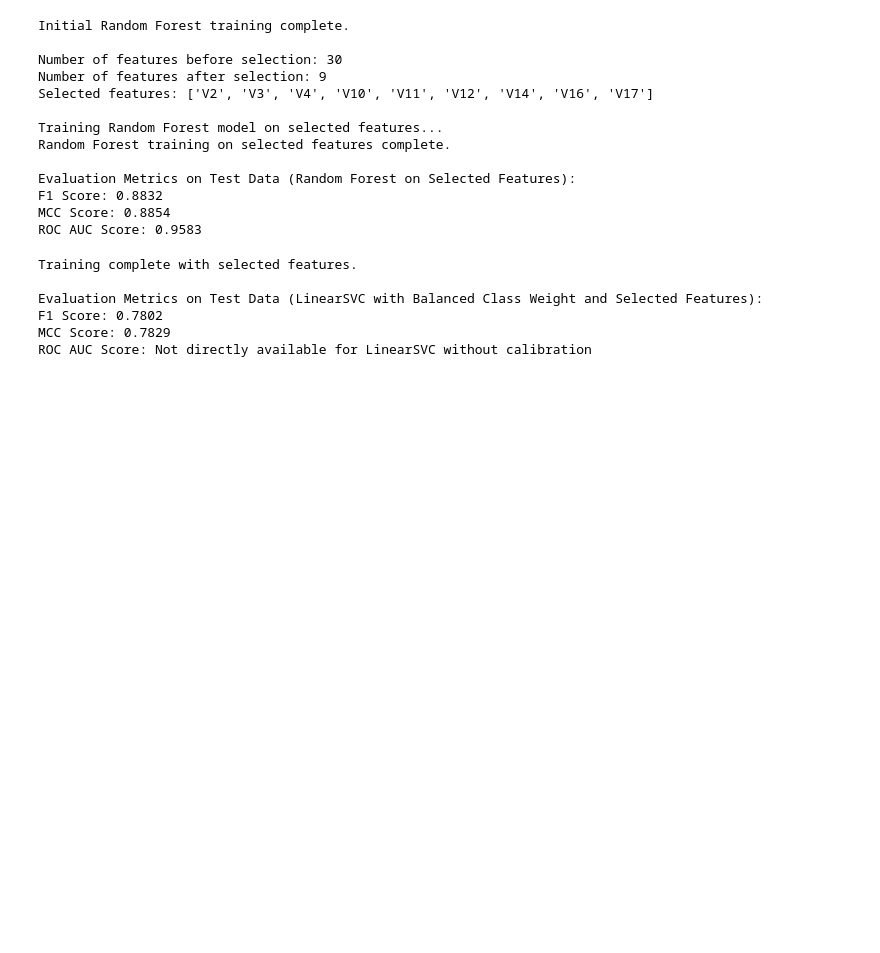
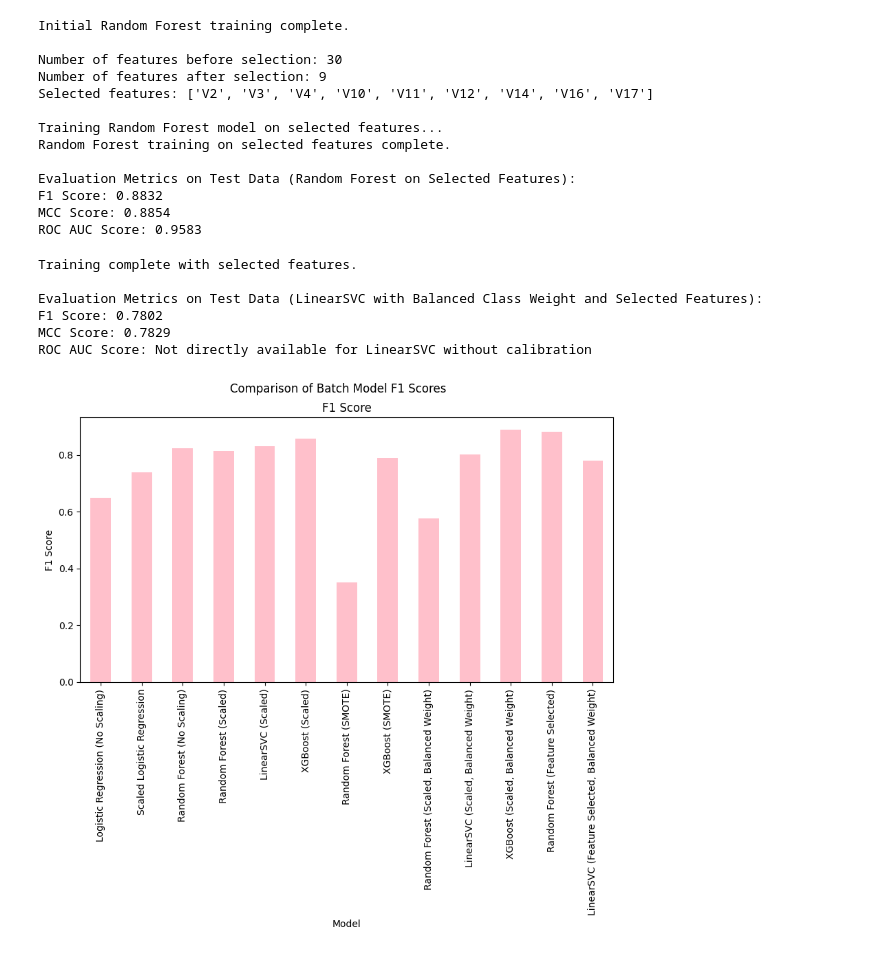
Before and after one commit to GunjanGangwani/CIND820-Credit-Card-Fraud-Detection, a Jupyter notebook: CIND820_Batch_Processing.ipynb, the cells around one changed output. Saved outputs shown, nothing was run; the diff lists cells and outputs as text; code cells hidden in the pictures; blank space fills up the shorter version.

```diff
--- a/CIND820_Batch_Processing.ipynb
+++ b/CIND820_Batch_Processing.ipynb
@@ -618,66 +620,82 @@ ROC AUC Score: Not directly available for LinearSVC without calibration
 # %%
 # Collected final scores for each model from the metric variables
 results = {
     'Model': [
         'Logistic Regression (No Scaling)',
         'Scaled Logistic Regression',
-        'Adaptive Random Forest',
-        'Passive Aggressive Classifier',
-        'ARFClassifier (HardSampling)',
-        'AdaBoost (HardSampling)',
-        'AdaBoost (Hoeffding Tree)',
-        'AdaBoost (Scaled Hoeffding Tree)',
-        'ADWIN Boosting (Logistic Regression)'
+        'Random Forest (No Scaling)',
+        'Random Forest (Scaled)',
+        'LinearSVC (Scaled)',
+        'XGBoost (Scaled)',
+        'Random Forest (SMOTE)',
+        'XGBoost (SMOTE)',
+        'Random Forest (Scaled, Balanced Weight)',
+        'LinearSVC (Scaled, Balanced Weight)',
+        'XGBoost (Scaled, Balanced Weight)',
+        'Random Forest (Feature Selected)',
+        'LinearSVC (Feature Selected, Balanced Weight)'
     ],
     'F1 Score': [
-        ns_logreg_f1.get(),
-        logreg_f1.get(),
-        ARF_f1.get(),
-        f1_pa.get(),
-        f1_hs.get(),
-        f1_hs_ada.get(),
-        f1_ada.get(),
-        f1_ada_sc.get(),
-        f1_adwin_lr.get()
+        f1_lr,
+        f1_lr_batch,
+        f1_rf_batch,
+        f1_rf_scaled_batch,
+        f1_svc,
+        f1_xgb_batch,
+        f1_rf_smote,
+        f1_xgb_smote,
+        f1_rf_scaled_balanced,
+        f1_svc_balance,
+        f1_xgb_balance,
+        f1_rf_selected,
+        f1_svc_balance_selected
     ],
     'MCC Score': [
-        ns_logreg_mcc.get(),
-        logreg_mcc.get(),
-        ARF_mcc.get(),
-        mcc_pa.get(),
-        mcc_hs.get(),
-        mcc_hs_ada.get(),
-        mcc_ada.get(),
-        mcc_ada_sc.get(),
-        mcc_adwin_lr.get()
+        mcc_lr,
+        mcc_lr_batch,
+        mcc_rf_batch,
+        mcc_rf_scaled_batch,
+        mcc_svc,
+        mcc_xgb_batch,
+        mcc_rf_smote,
+        mcc_xgb_smote,
+        mcc_rf_scaled_balanced,
+        mcc_svc_balance,
+        mcc_xgb_balance,
+        mcc_rf_selected,
+        mcc_svc_balance_selected
     ],
     'ROC AUC Score': [
-        ns_logreg_roc.get(),
-        logreg_roc.get(),
-        ARF_roc.get(),
-        roc_pa.get(),
-        roc_hs.get(),
-        roc_hs_ada.get(),
-        roc_ada.get(),
-        roc_ada_sc.get(),
-        roc_adwin_lr.get()
+        roc_auc_lr,
+        roc_auc_lr_batch,
+        roc_auc_rf_batch,
+        roc_auc_rf_scaled_batch,
+        roc_auc_svc,
+        roc_auc_xgb_batch,
+        roc_auc_rf_smote,
+        roc_auc_xgb_smote,
+        roc_auc_rf_scaled_balanced,
+        roc_auc_svc_balance,
+        roc_auc_xgb_balance,
+        roc_auc_rf_selected,
+        roc_auc_svc_balance_selected
     ]
 }
 
 df_results = pd.DataFrame(results)
 
 # Set the index to model names for easier plotting
 df_results = df_results.set_index('Model')
 
-# Plotting the scores
 fig, ax = plt.subplots(figsize=(10, 5))
-fig.suptitle('Comparison of Model F1 Scores')
+fig.suptitle('Comparison of Batch Model F1 Scores')
 
 # F1 Score plot
 df_results['F1 Score'].plot(kind='bar', ax=ax, color='pink')
 ax.set_title('F1 Score')
-ax.set_ylabel('Score')
-ax.set_xlabel('Model')
+ax.set_ylabel('F1 Score')
 ax.tick_params(axis='x')
 
 plt.show()
+# %% [output]
+[figure, added]
```
Also changed, not shown: parts of 9 cells of this notebook, 1 other file.
